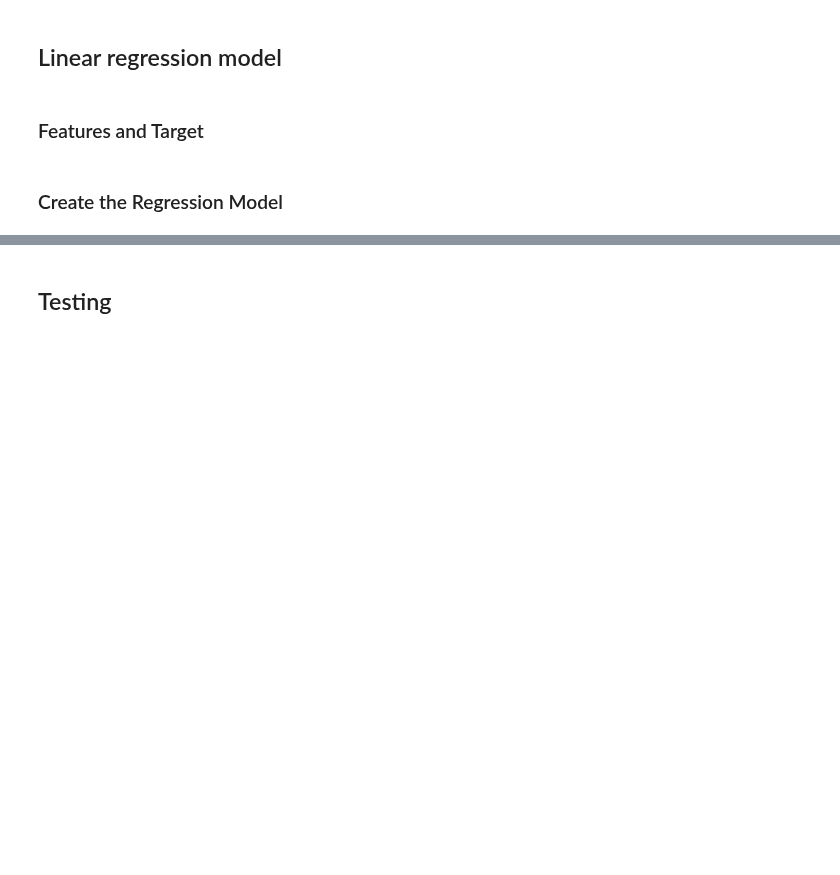
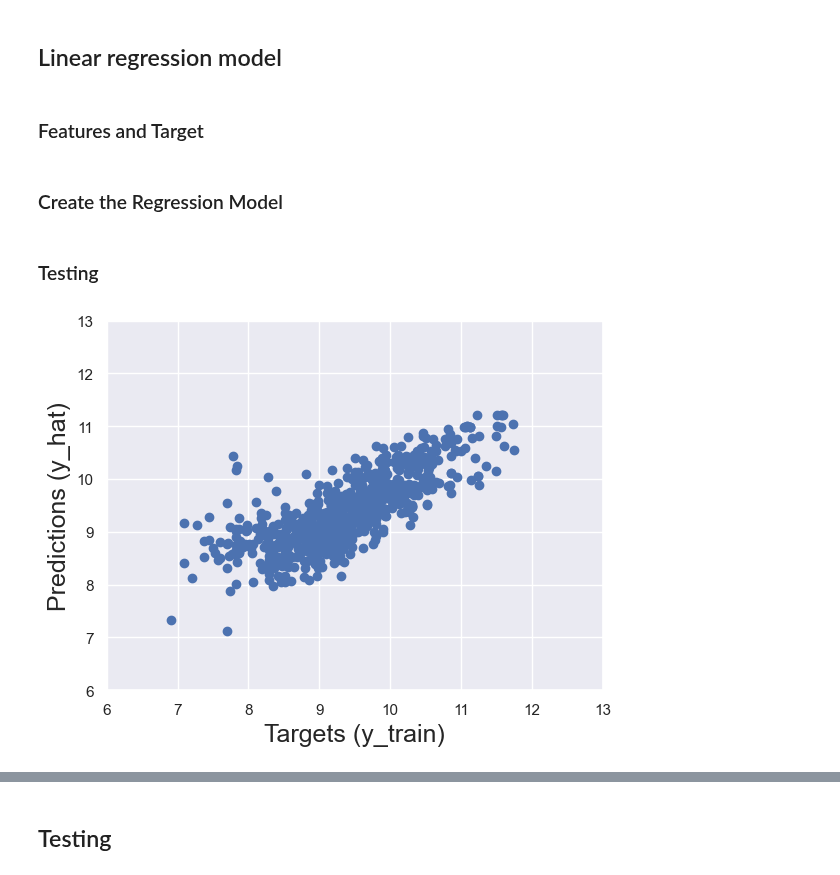
Before and after one commit to aldanajd/Data_Scientist, a Jupyter notebook: Machine Learning/Regression/Cars_price_estimator/Car_price_estimator.ipynb, the cells around one changed output, grey strips where cells are left out. Saved outputs shown, nothing was run; the diff lists cells and outputs as text; code cells hidden in the pictures; blank space fills up the shorter version.

```diff
--- a/Machine Learning/Regression/Cars_price_estimator/Car_price_estimator.ipynb
+++ b/Machine Learning/Regression/Cars_price_estimator/Car_price_estimator.ipynb
@@ -588,4 +588,4 @@ df_model.iloc[8,0]
 # %% [markdown]
 ### Features and Target
 # %%
-best_combination = ['Brand_Mercedes-Benz', 'Brand_Renault', 'Brand_Volkswagen', 'Brand_Mitsubishi', 'Body_crossover', 'Body_vagon', 'Body_hatch', 'Mileage', 'Engine Type_Diesel']
+best_features = ['Brand_Mercedes-Benz', 'Brand_Renault', 'Brand_Volkswagen', 'Brand_Mitsubishi', 'Body_crossover', 'Body_vagon', 'Body_hatch', 'Mileage', 'Engine Type_Diesel']
@@ -599,11 +594,17 @@ reg.fit(X_train,y_train)
+# %%
+best_model = ols_wrapper(X[best_features], y)
+# %% [markdown]
+### Testing
 # %%
-y_hat = reg.predict(X_test)
+y_hat = best_model.predict(best_model.X_test)
 # %%
-plt.scatter(y_test, y_hat)
+plt.scatter(best_model.y_test, y_hat)
 plt.xlabel('Targets (y_train)',size=18)
 plt.ylabel('Predictions (y_hat)',size=18)
 plt.xlim(6,13)
 plt.ylim(6,13)
 plt.show()
+# %% [output]
+[figure, added]
 # %%
 #Residual is the difference between the targets and the predictions
```
Also changed, not shown: parts of 20 cells of this notebook.
